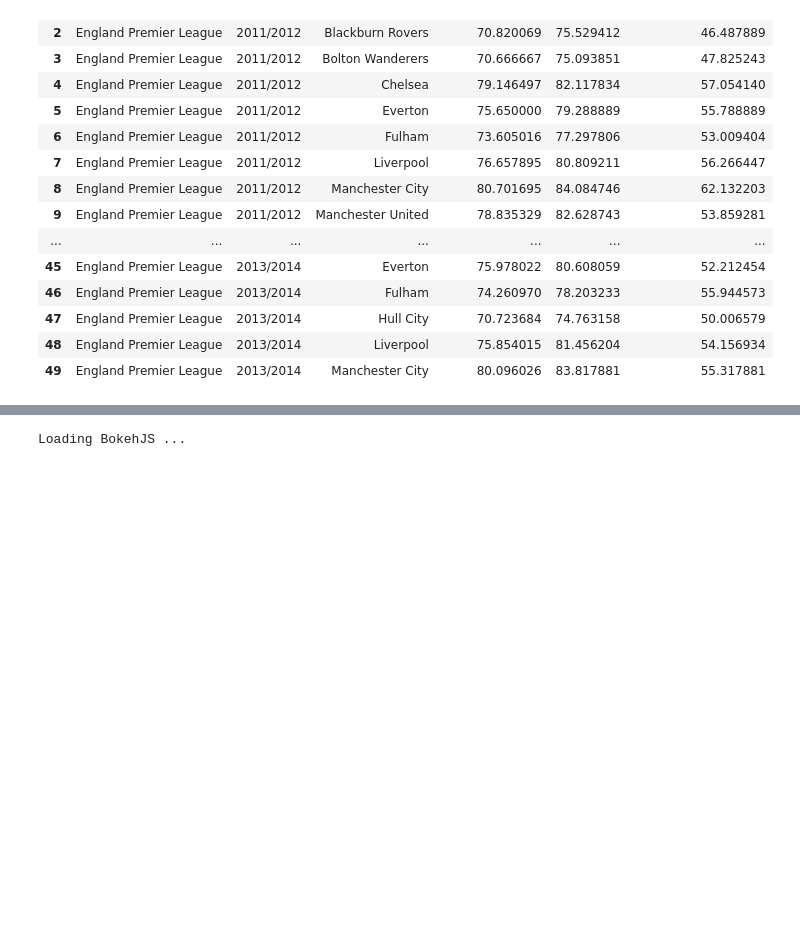
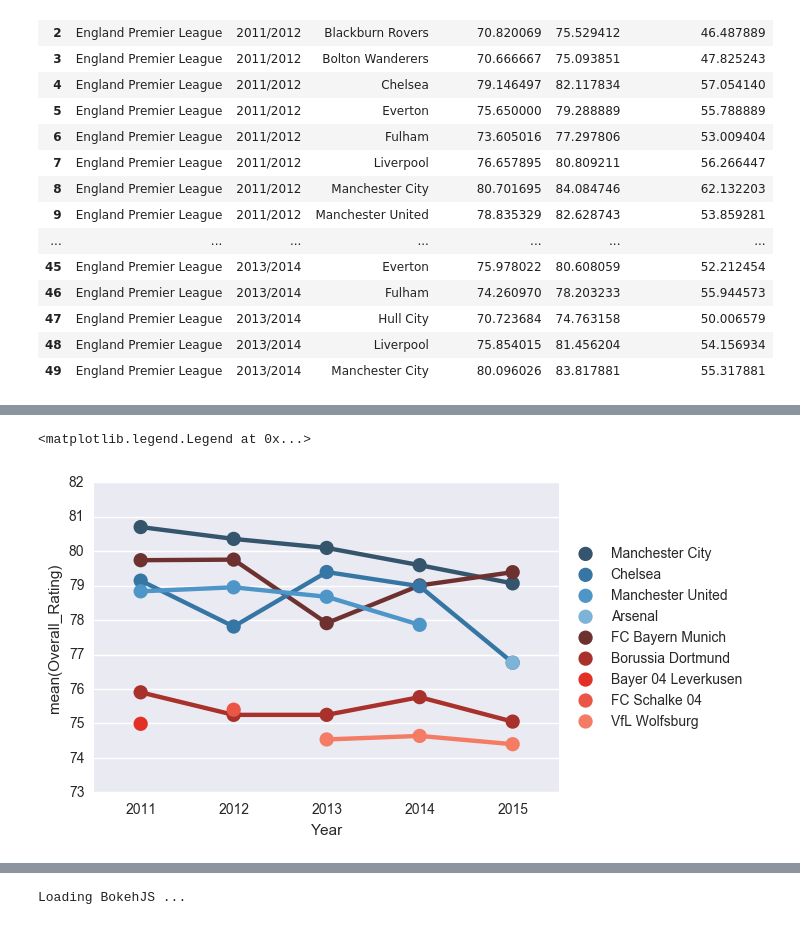
Before and after one commit to moshun8/IS362_Final, a Jupyter notebook: Final_Take2.ipynb, the cells around one changed output, grey strips where cells are left out. Drawn from its saved outputs; the diff is of its cells as text; code cells hidden in the pictures; blank space fills up the shorter version.

```diff
--- a/Final_Take2.ipynb
+++ b/Final_Take2.ipynb
@@ -140,0 +130,3 @@ sns.pointplot(x="Year", y="Overall_Rating", hue='Team',data=top3, legend_out=Fal
+# %%
+epl_top = epl_top.reset_index(drop=False)
+bl_top = bl_top.reset_index(drop=False)
@@ -140,0 +157,10 @@ sns.pointplot(x="Year", y="Overall_Rating", hue='Team',data=top3, legend_out=Fal
+# %%
+#averages of top 3 teams of each league.
+
+sns.set_style("darkgrid")
+sns.pointplot(x="Year", y="Overall_Rating", hue='Team', palette='Blues_d',data=epl_top)
+sns.pointplot(x="Year", y="Overall_Rating", hue='Team', palette='Reds_d',data=bl_top)
+plt.legend(loc='center left', bbox_to_anchor=(1,0.5))
+# %% [output]
+<matplotlib.legend.Legend at 0x...>
+[figure, added]
```
Also changed, not shown: parts of 12 cells of this notebook, 1 other file.
